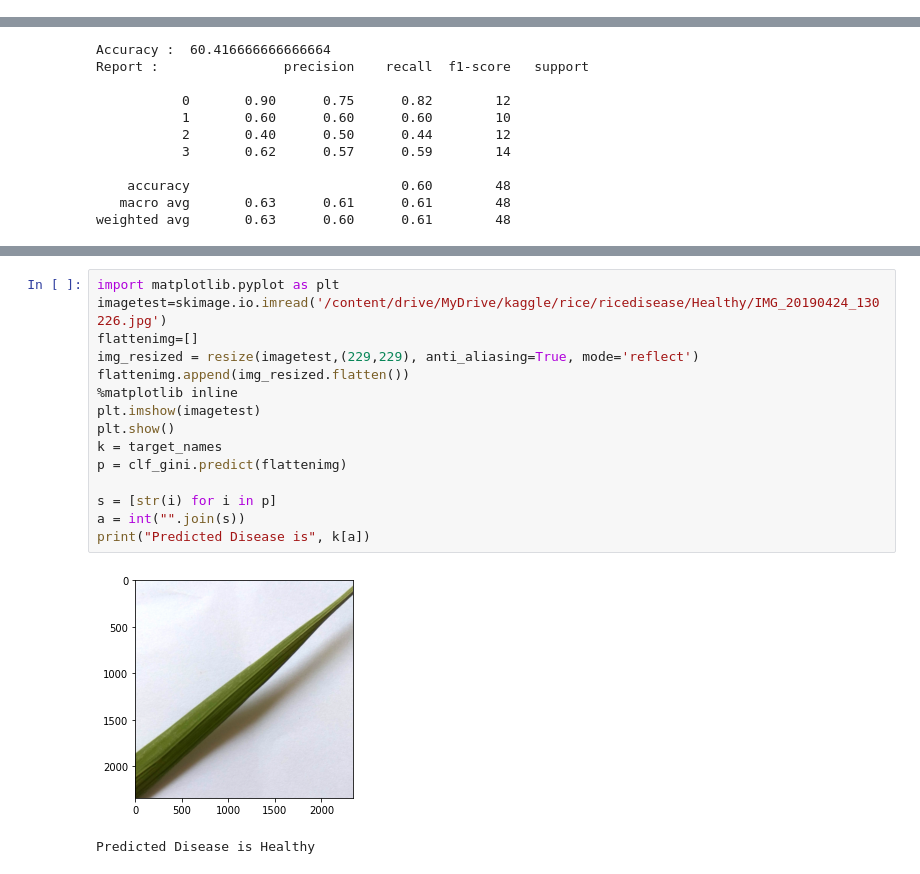
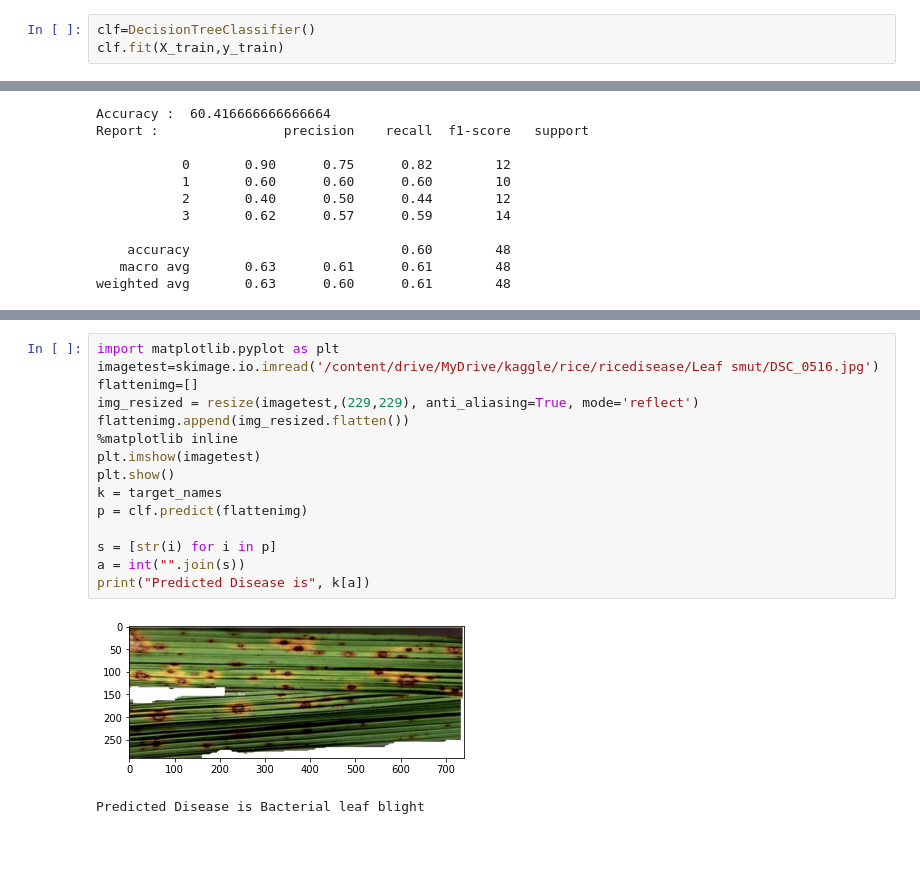
Before and after one commit to thomasathul/Rice-Plant-Disease-Detection, a Jupyter notebook: DecisionTree.ipynb, the cells around one changed output, grey strips where cells are left out. Drawn from its saved outputs; the diff is of its cells as text; blank space fills up the shorter version.

```diff
--- a/DecisionTree.ipynb
+++ b/DecisionTree.ipynb
@@ -57,3 +57,6 @@ DecisionTreeClassifier(ccp_alpha=0.0, class_weight=None, criterion='entropy',
                        min_samples_leaf=5, min_samples_split=2,
                        min_weight_fraction_leaf=0.0, presort='deprecated',
                        random_state=100, splitter='best')
+# %%
+clf=DecisionTreeClassifier()
+clf.fit(X_train,y_train)
@@ -123,18 +163,18 @@ weighted avg       0.63      0.60      0.61        48
 # %%
 import matplotlib.pyplot as plt
-imagetest=skimage.io.imread('/content/drive/MyDrive/kaggle/rice/ricedisease/Healthy/IMG_20190424_130226.jpg')
+imagetest=skimage.io.imread('/content/drive/MyDrive/kaggle/rice/ricedisease/Leaf smut/DSC_0516.jpg')
 flattenimg=[]
 img_resized = resize(imagetest,(229,229), anti_aliasing=True, mode='reflect')
 flattenimg.append(img_resized.flatten())
 %matplotlib inline
 plt.imshow(imagetest)
 plt.show()
 k = target_names
-p = clf_gini.predict(flattenimg)
+p = clf.predict(flattenimg)
 
 s = [str(i) for i in p]
 a = int("".join(s))
 print("Predicted Disease is", k[a])
 # %% [output]
-[figure, old version]
+[figure, new version]
-Predicted Disease is Healthy
+Predicted Disease is Bacterial leaf blight
```
Also changed, not shown: parts of 3 cells of this notebook.
